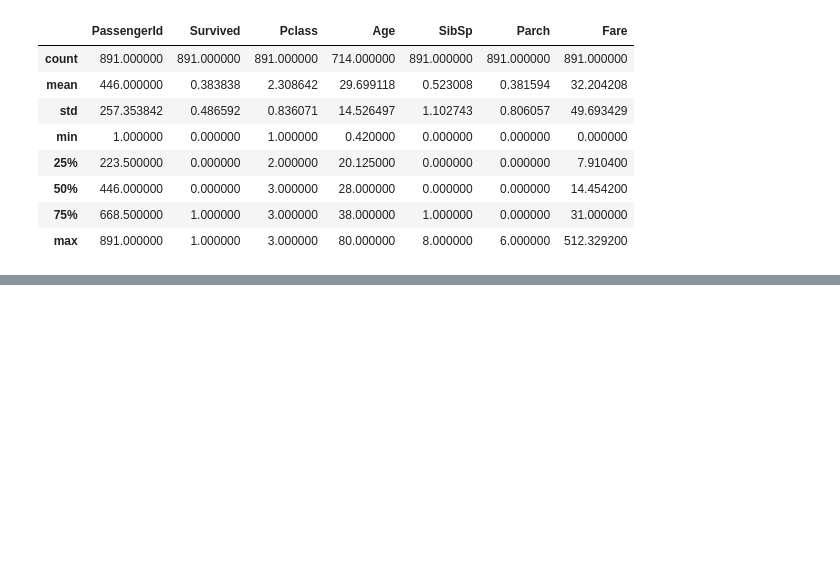
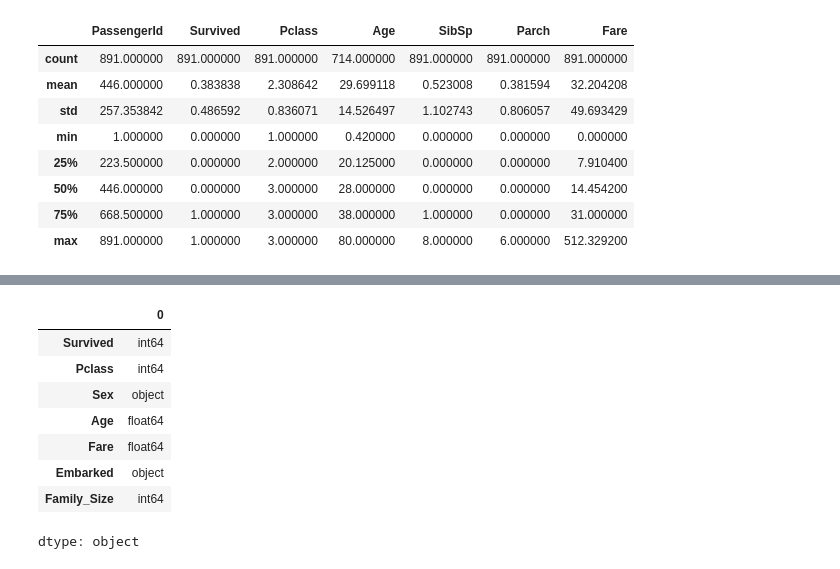
Before and after one commit to agrillo91/MachineLearning_practice, a Jupyter notebook: Prueba_titanic.ipynb, the cells around one changed output, grey strips where cells are left out. Drawn from its saved outputs; the diff is of its cells as text; code cells hidden in the pictures; blank space fills up the shorter version.

```diff
--- a/Prueba_titanic.ipynb
+++ b/Prueba_titanic.ipynb
@@ -70,0 +168,12 @@ memory usage: 83.7+ KB
+# %%
+dataset.dtypes #muestra el tipo de dato de cada columna
+# %% [output]
+|  | 0 |
+| Survived | int64 |
+| Pclass | int64 |
+| Sex | object |
+| Age | float64 |
+| Fare | float64 |
+| Embarked | object |
+| Family_Size | int64 |
+dtype: object
```
Also changed, not shown: parts of 13 cells of this notebook.
